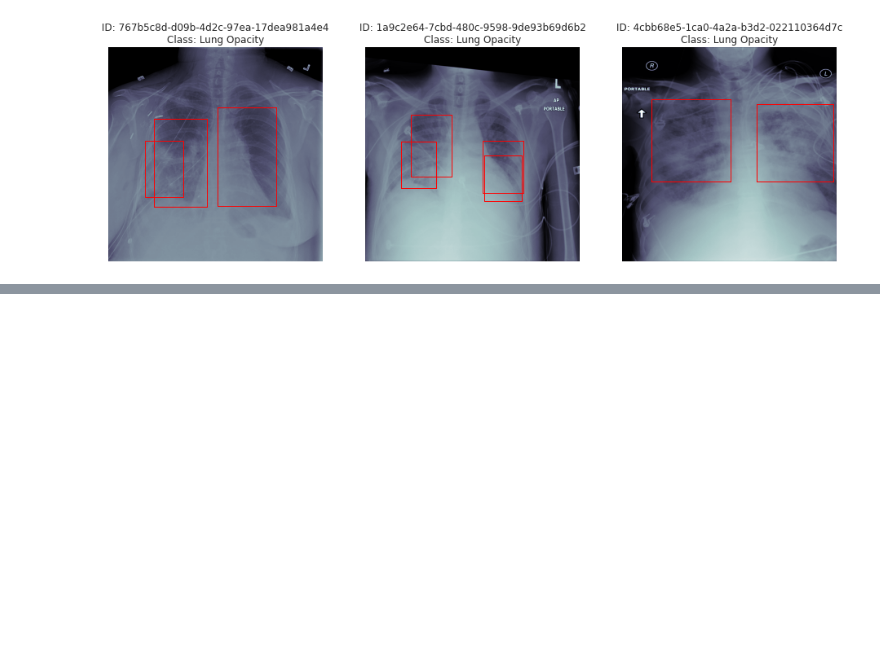
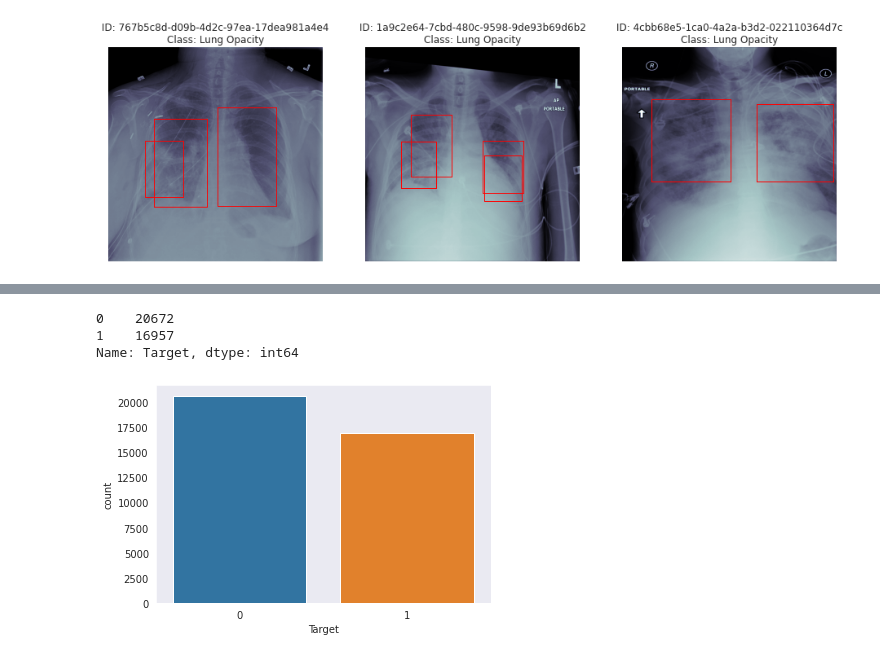
Before and after one commit to arvindhvasu/GL_Pneumonia_Detection, a Jupyter notebook: Project_CV_Pneumonia.ipynb, the cells around one changed output, grey strips where cells are left out. Drawn from its saved outputs; the diff is of its cells as text; code cells hidden in the pictures; blank space fills up the shorter version.

```diff
--- a/Project_CV_Pneumonia.ipynb
+++ b/Project_CV_Pneumonia.ipynb
@@ -533,0 +552,8 @@ countplot(data = df_Train_Class_pic, x = 'PatientSex', hue = 'Target');
+# %%
+countplot(data=df_Train_Class_pic,x="Target")
+df_Train_Class_pic["Target"].value_counts()
+# %% [output]
+0    20672
+1    16957
+Name: Target, dtype: int64
+[figure, added]
```
Also changed, not shown: parts of 58 cells of this notebook.
